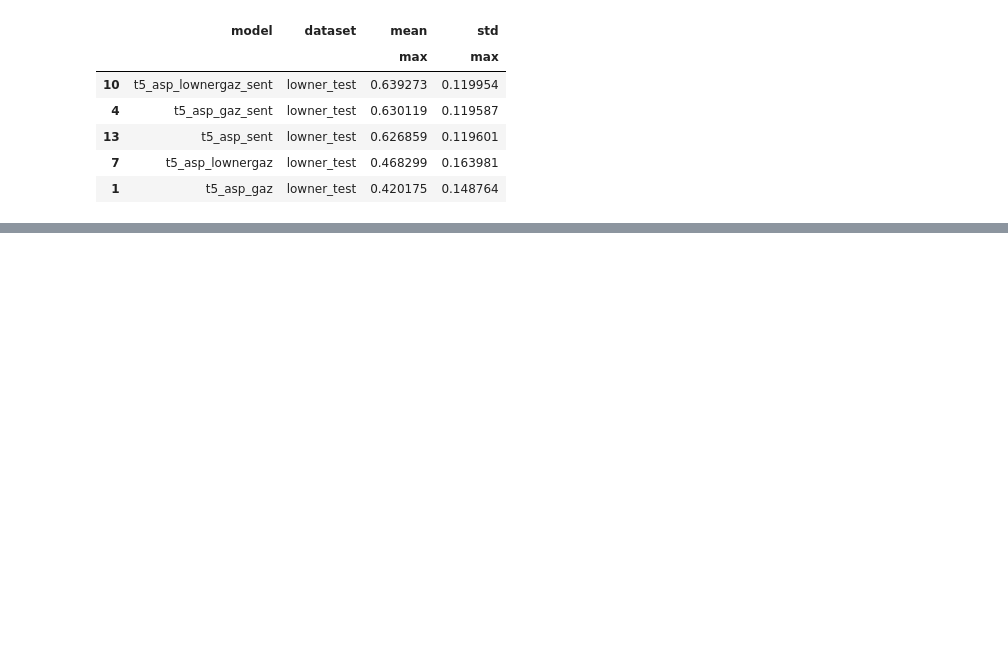
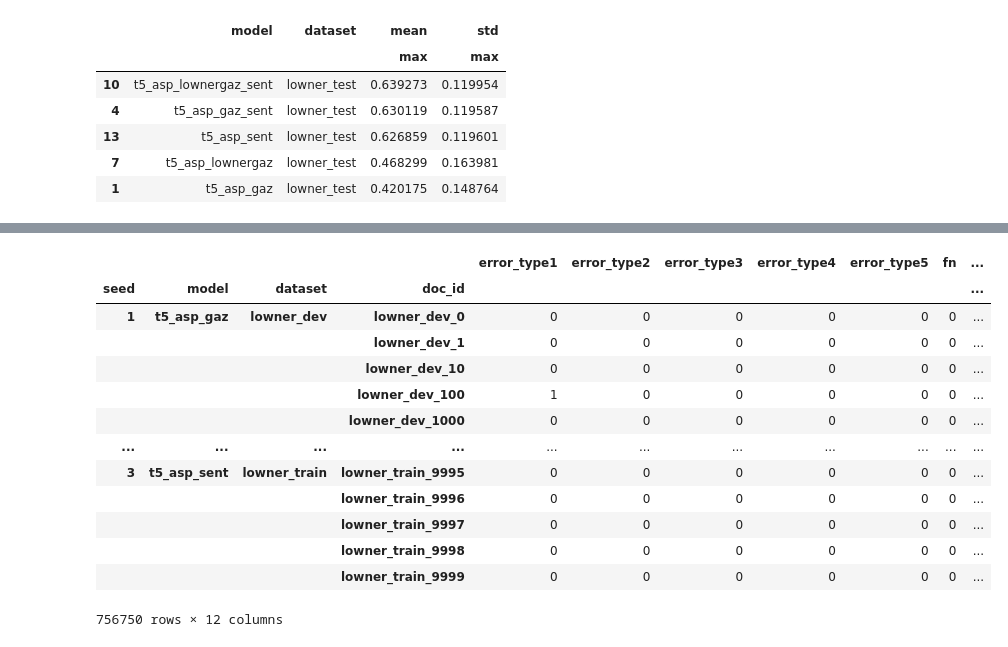
Before and after one commit to roebbert92/thesis, a Jupyter notebook: evaluations/01_performance.ipynb, the cells around one changed output, grey strips where cells are left out. Saved outputs shown, nothing was run; the diff lists cells and outputs as text; code cells hidden in the pictures; blank space fills up the shorter version.

```diff
--- a/evaluations/01_performance.ipynb
+++ b/evaluations/01_performance.ipynb
@@ -498,0 +557,28 @@ agg_df.pivot_table(values=["f1"], index=["seed", "dataset", "doc_id"], columns=[
+# %%
+# combine all metrics
+# error rate
+error_rate = performance_metrics[performance_metrics["model"].str.startswith("t5_asp_") & (performance_metrics["checkpoint"]=="last")].pivot_table(
+        index=["seed", "model", "dataset", "doc_id"],
+        values=["tp", "fp", "fn", "error_type1","error_type2","error_type3","error_type4","error_type5",],
+        aggfunc="sum")
+error_rate["error rate"] = error_rate["fp"] + error_rate["fn"]
+error_rate["precision"] =  error_rate["tp"] / (error_rate["tp"] + error_rate["fp"] + 1e-8)
+error_rate["recall"] = error_rate["tp"] / (error_rate["tp"] + error_rate["fn"] + 1e-8)
+error_rate["f1"] = 2 * error_rate["precision"] * error_rate["recall"] / (
+        error_rate["precision"] + error_rate["recall"] + 1e-8)
+error_rate
+# %% [output]
+|  |  |  |  | error_type1 | error_type2 | error_type3 | error_type4 | error_type5 | fn | ... |
+| seed | model | dataset | doc_id |  |  |  |  |  |  | ... |
+| 1 | t5_asp_gaz | lowner_dev | lowner_dev_0 | 0 | 0 | 0 | 0 | 0 | 0 | ... |
+|  |  |  | lowner_dev_1 | 0 | 0 | 0 | 0 | 0 | 0 | ... |
+|  |  |  | lowner_dev_10 | 0 | 0 | 0 | 0 | 0 | 0 | ... |
+|  |  |  | lowner_dev_100 | 1 | 0 | 0 | 0 | 0 | 0 | ... |
+|  |  |  | lowner_dev_1000 | 0 | 0 | 0 | 0 | 0 | 0 | ... |
+| ... | ... | ... | ... | ... | ... | ... | ... | ... | ... | ... |
+| 3 | t5_asp_sent | lowner_train | lowner_train_9995 | 0 | 0 | 0 | 0 | 0 | 0 | ... |
+|  |  |  | lowner_train_9996 | 0 | 0 | 0 | 0 | 0 | 0 | ... |
+|  |  |  | lowner_train_9997 | 0 | 0 | 0 | 0 | 0 | 0 | ... |
+|  |  |  | lowner_train_9998 | 0 | 0 | 0 | 0 | 0 | 0 | ... |
+|  |  |  | lowner_train_9999 | 0 | 0 | 0 | 0 | 0 | 0 | ... |
+756750 rows × 12 columns
```
Also changed, not shown: parts of 24 cells of this notebook, 5 other files.
